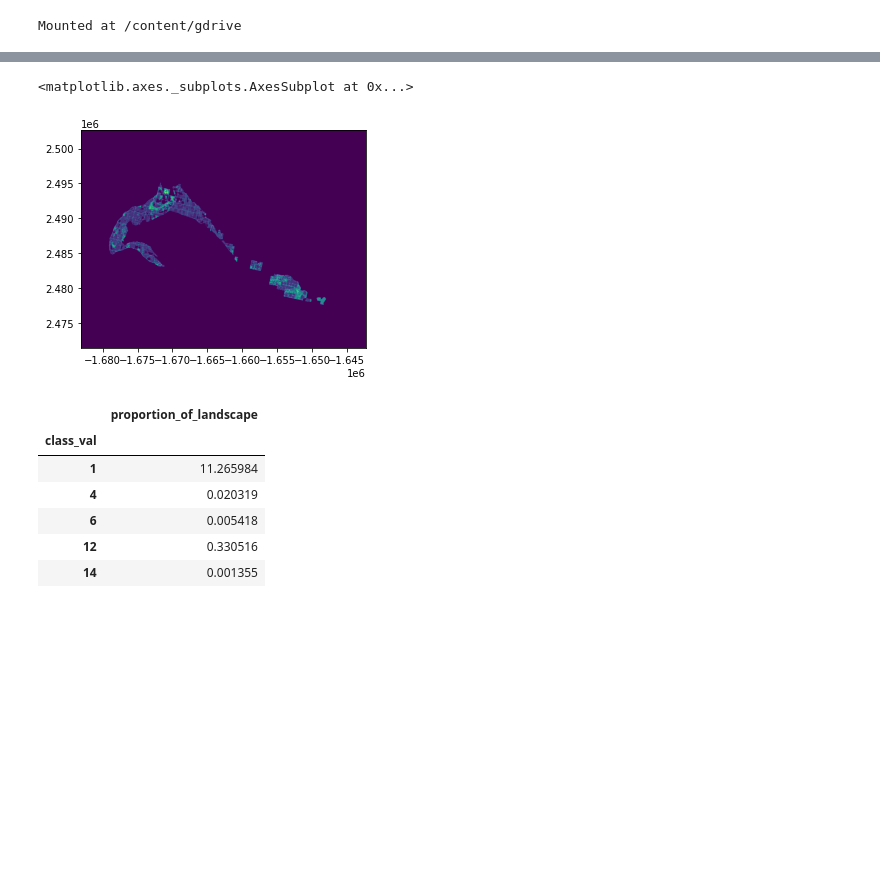
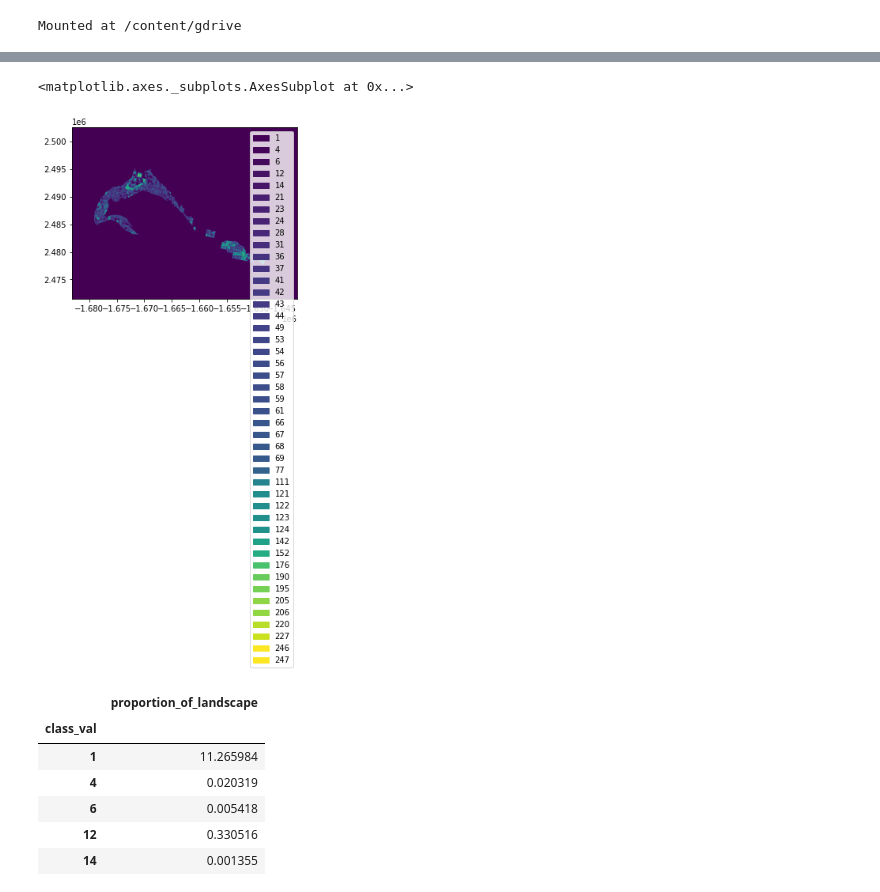
Before and after one commit to bridgetmarie24/pod_pou_lulcc, a Jupyter notebook: subset_LULCC.ipynb, the cells around one changed output, grey strips where cells are left out. Saved outputs shown, nothing was run; the diff lists cells and outputs as text; code cells hidden in the pictures; blank space fills up the shorter version.

```diff
--- a/subset_LULCC.ipynb
+++ b/subset_LULCC.ipynb
@@ -118,9 +149,10 @@ prop = ls.compute_class_metrics_df(metrics=['proportion_of_landscape'])
 # %%
 data = rso.open('masked/Extract_RasE1.tif')
-landscape.Landscape.plot_landscape(ls)
+
+landscape.Landscape.plot_landscape(ls, legend=True)
 # %% [output]
 <matplotlib.axes._subplots.AxesSubplot at 0x...>
-[figure, old version]
+[figure, new version]
 # %%
 display(prop)
 len(prop)
```
Also changed, not shown: parts of 10 cells of this notebook.
